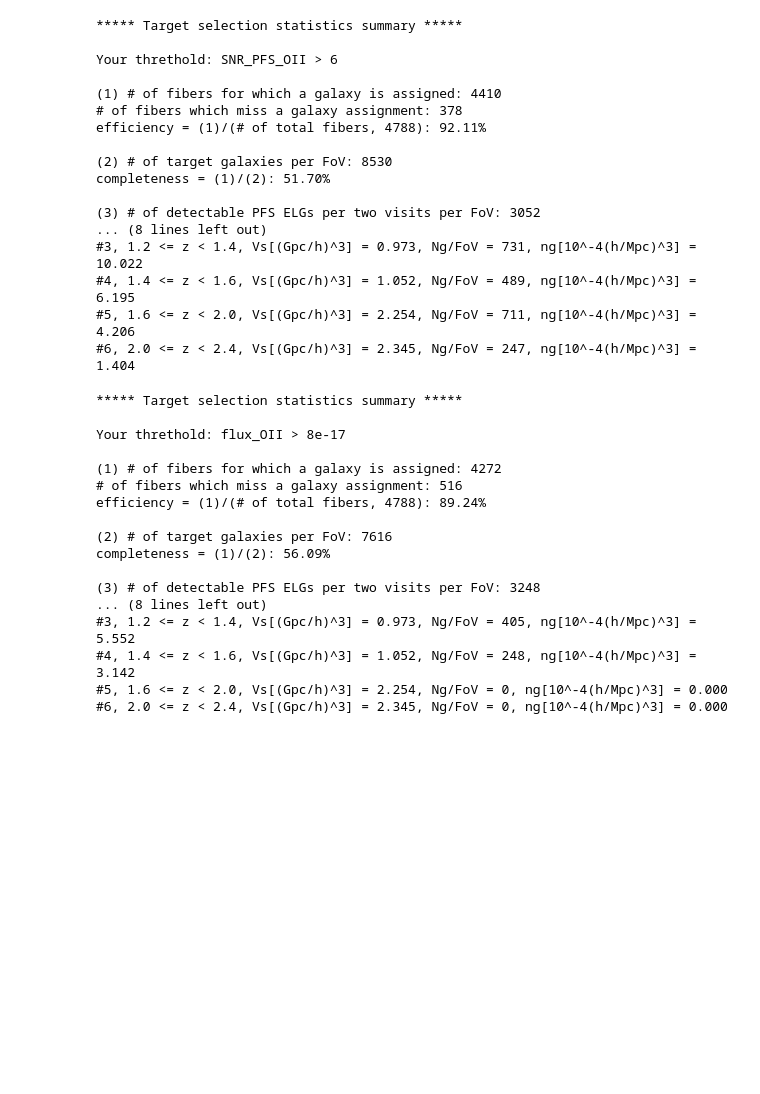
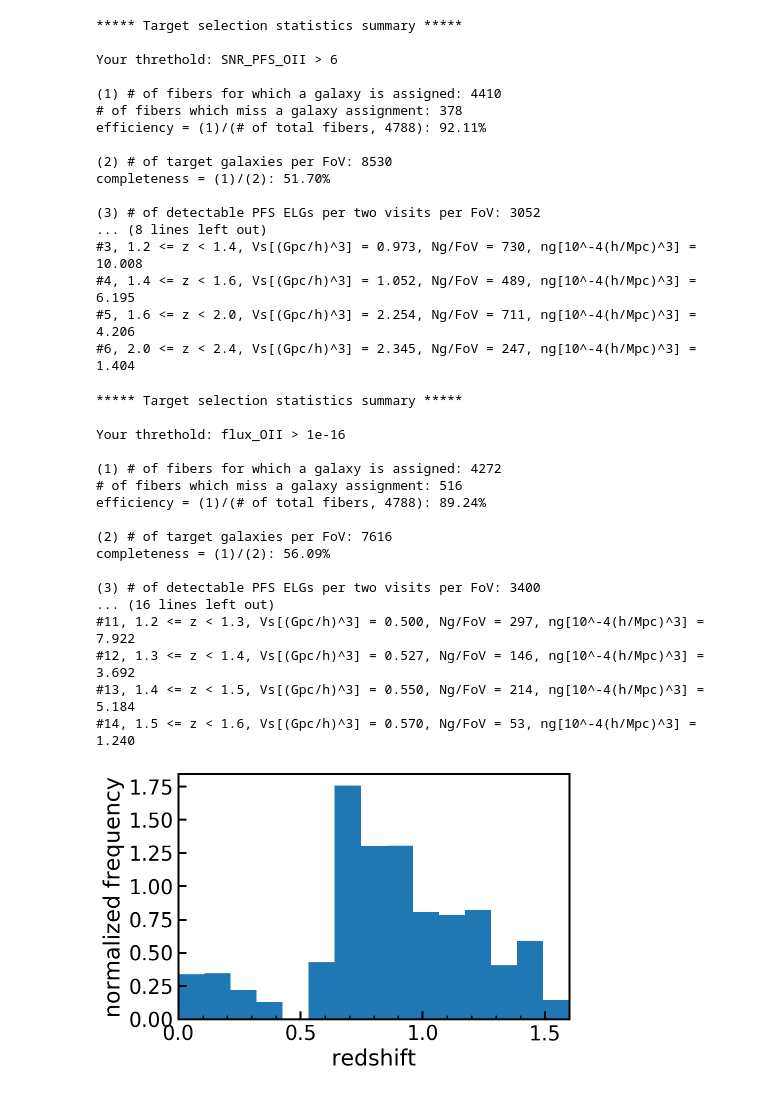
Before and after one commit to saitosmst/PFS_target_selection, a Jupyter notebook: demo.ipynb, the cells around one changed output. Cells and saved outputs as stored; diff of their text form; code cells hidden in the pictures; blank space fills up the shorter version.

```diff
--- a/demo.ipynb
+++ b/demo.ipynb
@@ -23,7 +52,9 @@ select_g_gr = select_g & select_gr
 cut_target  = select_g_gr & ~select_ri
 
 numELGs, pfs_mT14_sn6, fac_eff = summary_stat.calc_target_stats(cmc, cut_target, snr_threshold=6, verbose=1)
-dndz_mT14 = summary_stat.calc_dndz(pfs_mT14_sn6, fac_eff, verbose=1)
+
+zbins_T14 = np.array([0.6, 0.8, 1.0, 1.2, 1.4, 1.6, 2.0, 2.4])
+dndz_mT14 = summary_stat.calc_dndz(pfs_mT14_sn6, fac_eff, zbins_T14, verbose=1)
 # %% [output]
 ***** Target selection statistics summary *****
 
@@ -38,7 +69,7 @@ completeness = (1)/(2): 51.70%
 
 (3) # of detectable PFS ELGs per two visits per FoV: 3052
 ... (8 lines left out)
-#3, 1.2 <= z < 1.4, Vs[(Gpc/h)^3] = 0.973, Ng/FoV = 731, ng[10^-4(h/Mpc)^3] = 10.022
+#3, 1.2 <= z < 1.4, Vs[(Gpc/h)^3] = 0.973, Ng/FoV = 730, ng[10^-4(h/Mpc)^3] = 10.008
 #4, 1.4 <= z < 1.6, Vs[(Gpc/h)^3] = 1.052, Ng/FoV = 489, ng[10^-4(h/Mpc)^3] = 6.195
 #5, 1.6 <= z < 2.0, Vs[(Gpc/h)^3] = 2.254, Ng/FoV = 711, ng[10^-4(h/Mpc)^3] = 4.206
 #6, 2.0 <= z < 2.4, Vs[(Gpc/h)^3] = 2.345, Ng/FoV = 247, ng[10^-4(h/Mpc)^3] = 1.404
@@ -46,9 +77,9 @@ completeness = (1)/(2): 51.70%
 # can try a different criteria
 
 # For example, DESI FDR
-snr_threshold = 8E-17 #[erg/s/cm2]
+snr_threshold = 10E-17 #[erg/s/cm2]
 snr_label = 'flux_OII'
-zlow  = 0.6
+zlow  = 0.
 zhigh = 1.6
 
 select_r  = cmc['r_hsc'] < 23.4
@@ -63,11 +94,13 @@ select_FDRlike &= select_B
 select_FDRlike &= select_C
 
 dum_numELGs, dum_cat, fac_eff = summary_stat.calc_target_stats(cmc, select_FDRlike, snr_threshold, snr_label, zlow, zhigh, verbose=1)
-dndz_dum = summary_stat.calc_dndz(dum_cat, fac_eff, verbose=1)
+
+zbins = np.linspace(0., 1.6, 16)
+dndz_dum = summary_stat.calc_dndz(dum_cat, fac_eff, zbins, verbose=1)
 # %% [output]
 ***** Target selection statistics summary *****
 
-Your threthold: flux_OII > 8e-17
+Your threthold: flux_OII > 1e-16
 
 (1) # of fibers for which a galaxy is assigned: 4272
 # of fibers which miss a galaxy assignment: 516
@@ -76,9 +109,59 @@ efficiency = (1)/(# of total fibers, 4788): 89.24%
 (2) # of target galaxies per FoV: 7616
 completeness = (1)/(2): 56.09%
 
-(3) # of detectable PFS ELGs per two visits per FoV: 3248
-... (8 lines left out)
-#3, 1.2 <= z < 1.4, Vs[(Gpc/h)^3] = 0.973, Ng/FoV = 405, ng[10^-4(h/Mpc)^3] = 5.552
-#4, 1.4 <= z < 1.6, Vs[(Gpc/h)^3] = 1.052, Ng/FoV = 248, ng[10^-4(h/Mpc)^3] = 3.142
-#5, 1.6 <= z < 2.0, Vs[(Gpc/h)^3] = 2.254, Ng/FoV = 0, ng[10^-4(h/Mpc)^3] = 0.000
-#6, 2.0 <= z < 2.4, Vs[(Gpc/h)^3] = 2.345, Ng/FoV = 0, ng[10^-4(h/Mpc)^3] = 0.000
+(3) # of detectable PFS ELGs per two visits per FoV: 3400
+... (16 lines left out)
+#11, 1.2 <= z < 1.3, Vs[(Gpc/h)^3] = 0.500, Ng/FoV = 297, ng[10^-4(h/Mpc)^3] = 7.922
+#12, 1.3 <= z < 1.4, Vs[(Gpc/h)^3] = 0.527, Ng/FoV = 146, ng[10^-4(h/Mpc)^3] = 3.692
+#13, 1.4 <= z < 1.5, Vs[(Gpc/h)^3] = 0.550, Ng/FoV = 214, ng[10^-4(h/Mpc)^3] = 5.184
+#14, 1.5 <= z < 1.6, Vs[(Gpc/h)^3] = 0.570, Ng/FoV = 53, ng[10^-4(h/Mpc)^3] = 1.240
+# %%
+fig = plt.figure(1)
+plt.clf()
+## Range
+plt.subplots_adjust(left=0.075,bottom=0.13,top=0.98,right=0.98)
+ax = plt.axes([0.18,0.2,0.76,0.71])
+ax = fig.add_subplot(111)
+## Log or Linear
+#ax.set_xscale('log')
+#ax.xaxis.set_major_formatter(formatter)
+#ax.set_yscale('log')
+#ax.yaxis.set_major_formatter(formatter)
+## Axis
+ax.set_xlim(0,1.6)
+ax.xaxis.set_major_locator(MultipleLocator(0.5))
+ax.xaxis.set_minor_locator(MultipleLocator(0.1))
+#ax.set_ylim(2E-5,100)
+#ax.yaxis.set_ticks([200.,400.,1000.,2000.])
+#ax.yaxis.set_major_locator(MultipleLocator(500.))
+#ax.yaxis.set_minor_locator(MultipleLocator(100.))
+ax.tick_params(which='minor', direction='in', length=4, width=1.5)
+ax.tick_params(which='major', direction='in', length=8, width=2, pad=5)
+for tick in ax.xaxis.get_major_ticks():
+    tick.label1.set_fontsize(20)
+    tick.tick2line.set_visible = True
+for tick in ax.xaxis.get_minor_ticks():
+    tick.tick2line.set_visible = True
+for tick in ax.yaxis.get_major_ticks():
+    tick.label1.set_fontsize(20)
+    tick.tick2line.set_visible = True
+for tick in ax.yaxis.get_minor_ticks():
+    tick.tick2line.set_visible = True
+## Axis label
+ax.set_xlabel(r'redshift', fontsize=22)
+ax.set_ylabel(r'normalized frequency', fontsize=22)
+
+#ax.set_title(r'zCOSMOS', fontsize=17)
+#ax.text(1.2, 0.16, '33/87=37.9%', fontsize=15)
+
+dz=0.1
+ax.hist(dum_cat['z_photo'], zbins, weights=dz*np.ones(shape=(dum_cat.shape[0])), density=True)
+
+#axleg = ax.legend(loc='upper left', numpoints=1,
+#                  ncol=1, fontsize=18, borderaxespad=0.2)
+#axleg.draw_frame(False)
+
+#plt.savefig(HOMEDIR+'Desktop/PFS_spectrum.pdf')
+plt.show()
+# %% [output]
+[figure, added]
```
Also changed, not shown: parts of 1 cell of this notebook, 1 other file.
